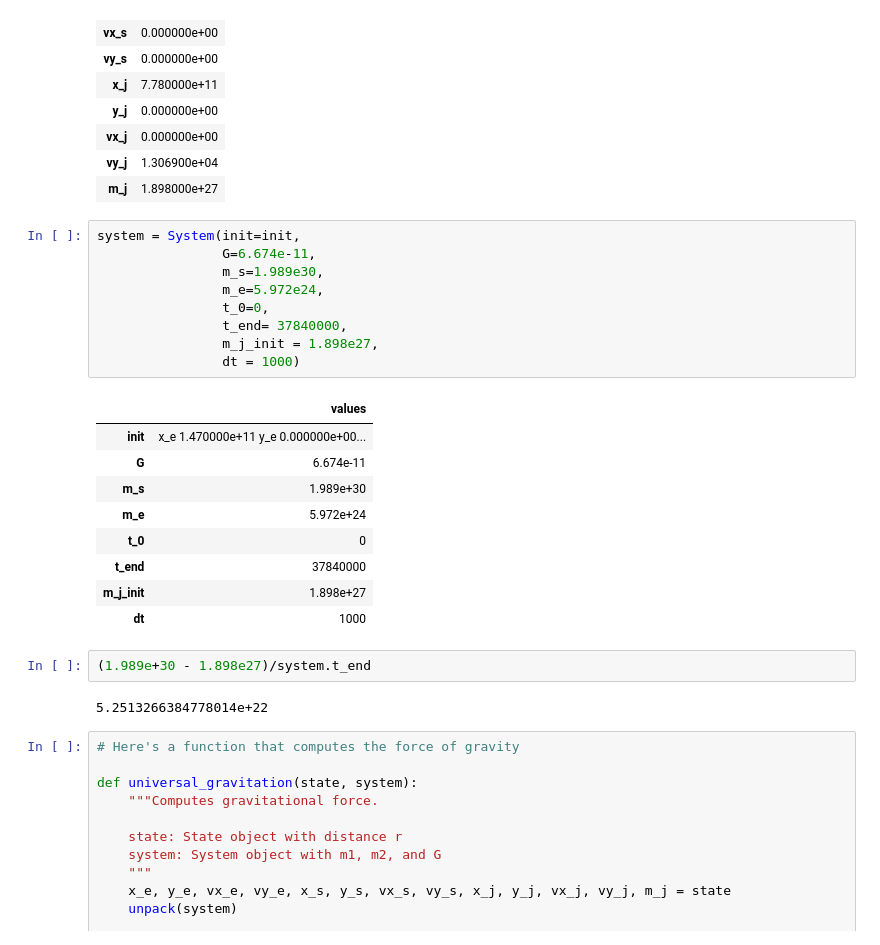
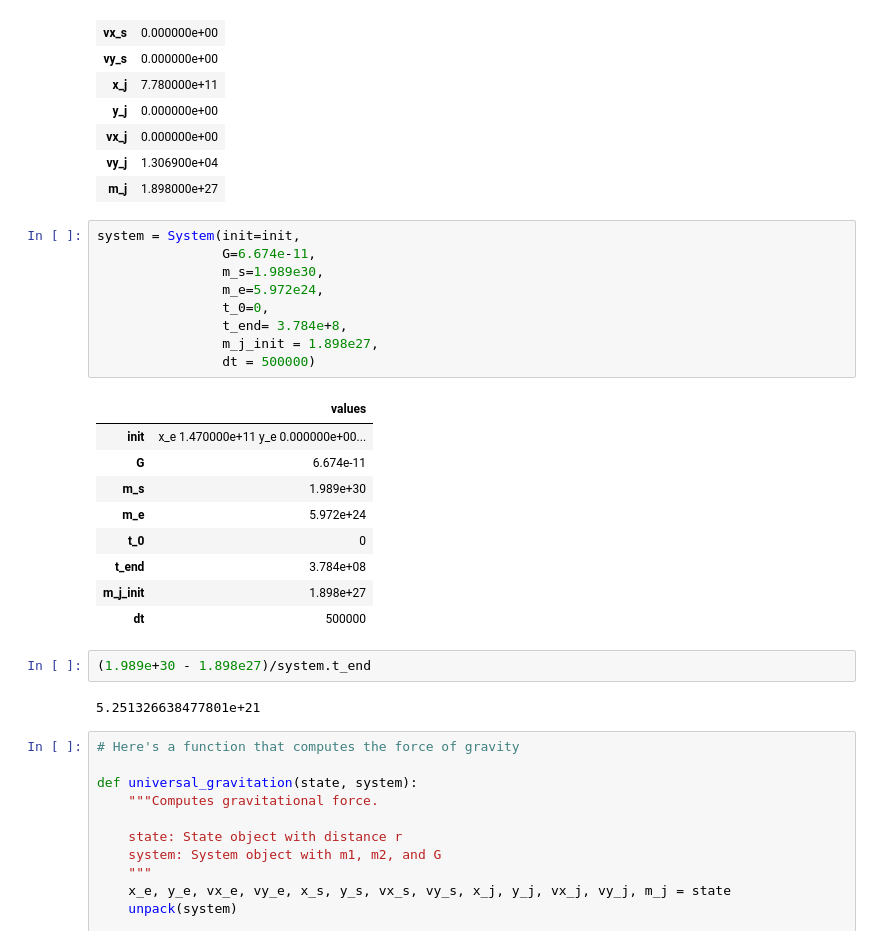
Before and after one commit to maiam6242/ModSimProject3, a Jupyter notebook: Project 3/P3-Copy1.ipynb, the cells around one changed output. Drawn from its saved outputs; the diff is of its cells as text.

```diff
--- a/Project 3/P3-Copy1.ipynb
+++ b/Project 3/P3-Copy1.ipynb
@@ -41,26 +41,26 @@ init = State(x_e = r_e, y_e = 0 , vx_e = 0 , vy_e = 29784,
 # %%
 system = System(init=init,
                 G=6.674e-11,
                 m_s=1.989e30,
                 m_e=5.972e24,
                 t_0=0,
-                t_end= 37840000,
+                t_end= 3.784e+8,
                 m_j_init = 1.898e27,
-                dt = 1000)
+                dt = 500000)
 # %% [output]
 |  | values |
 | init | x_e 1.470000e+11 y_e 0.000000e+00... |
 | G | 6.674e-11 |
 | m_s | 1.989e+30 |
 | m_e | 5.972e+24 |
 | t_0 | 0 |
-| t_end | 37840000 |
+| t_end | 3.784e+08 |
 | m_j_init | 1.898e+27 |
-| dt | 1000 |
+| dt | 500000 |
 # %%
 (1.989e+30 - 1.898e27)/system.t_end
 # %% [output]
-5.2513266384778014e+22
+5.251326638477801e+21
 # %%
 # Here's a function that computes the force of gravity
 
```
Also changed, not shown: parts of 13 cells of this notebook, 1 other file.
